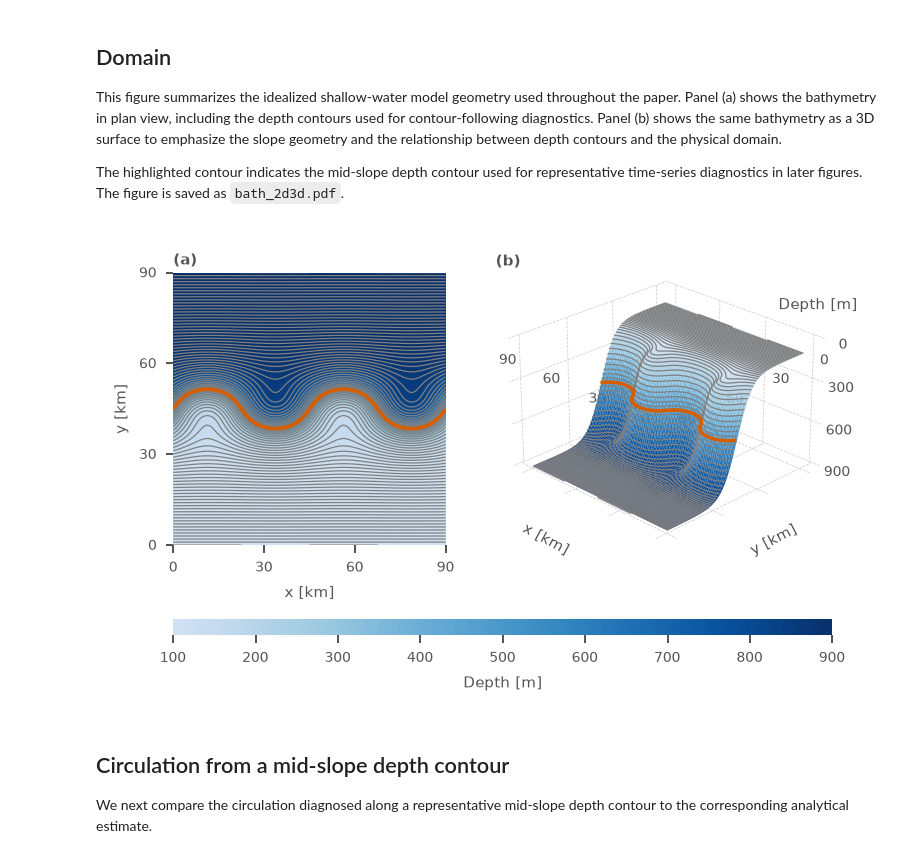
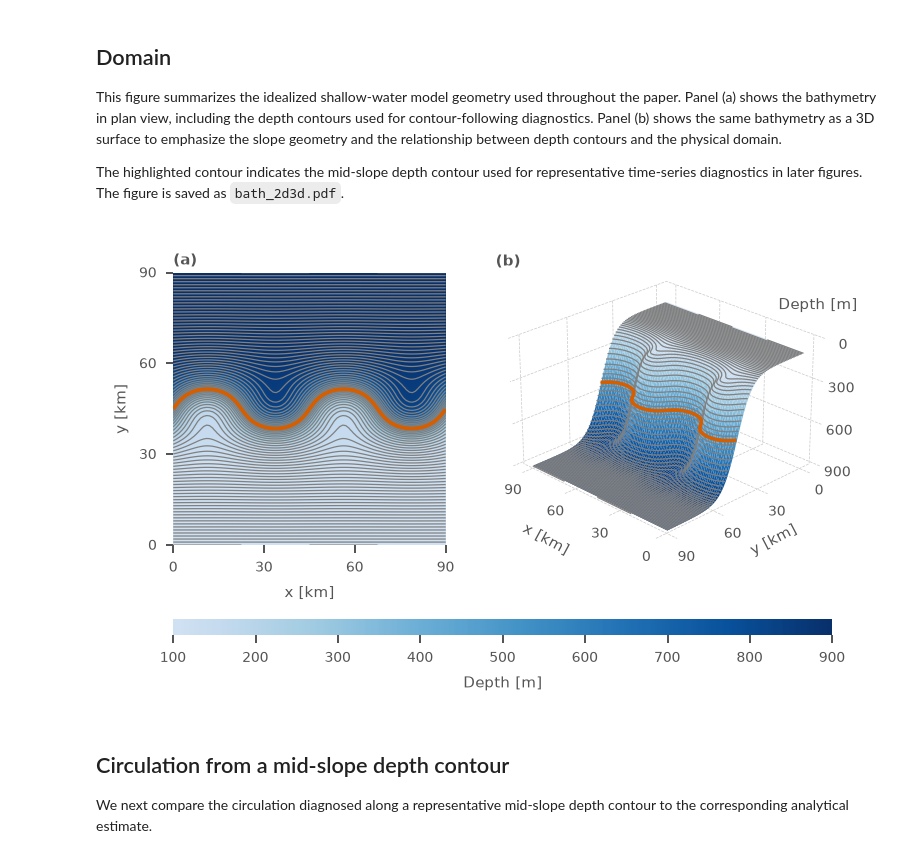
Before and after one commit to alpsjur/temporal-topo-flow, a Jupyter notebook: notebooks/make_figures.ipynb, the cells around one changed output. Saved outputs shown, nothing was run; the diff lists cells and outputs as text; code cells hidden in the pictures.

```diff
--- a/notebooks/make_figures.ipynb
+++ b/notebooks/make_figures.ipynb
@@ -228,10 +228,12 @@ ax2d.set_xlabel("x [km]")
 ax2d.set_ylabel("y [km]")
 
 
+# --- 3D bathymetry panel (right) ---------------------------------------------
 surf = ax3d.plot_surface(
-    X, Y-0.5, h,
-    cmap=img.cmap,
-    norm=img.norm,
+    X, Y-0.5, -h,
+    cmap=palette["cmseq_rev"],
+    vmin = -900,
+    vmax = -100,
     rstride=1, cstride=1,
     linewidth=0,
     edgecolor='none',
@@ -240,38 +242,37 @@ surf = ax3d.plot_surface(
     alpha=1.0,
 )
 
+ax3d.contour(
+    X, Y, -h,
+    levels=-H_targets[::-1],
+    colors='gray',
+    linewidths=0.5,
+    linestyle='solid'
+)
+
+#
+dummy_colors = ["None"] * len(H_targets)
+dummy_colors[focus_j] = colorwheel[2]
 
 ax3d.contour(
-    X, Y, h,
-    levels=H_targets,
-    colors='gray',
-    linewidths=0.5,
-)
-
-ax3d.contour(
-    X, Y, h,
-    levels=H_targets[[focus_j, -1]],
-    colors=[colorwheel[2], 'none'],   # real line + invisible dummy line (need two lines, bug?)
-    linewidths=[1.5, 0]
+    X, Y, -h,
+    levels=-H_targets[::-1],
+    colors=dummy_colors,   # real line + invisible dummy lines (bug?)
+    linewidths=1.5,
+    linestyles='solid'
 )
 
 
 # Make depth increase downward
-ax3d.invert_zaxis()
+#ax3d.invert_zaxis()
 
-# Camera angle (tweak as you like)
+# Camera angle
 ax3d.view_init(elev=25, azim=135)
 
 # Axis labels
-ax3d.text3D(30, 150, 900, "x [km]", fontsize=6, zdir='x')
-ax3d.text3D(-40, 80, 900, "y [km]", fontsize=6, zdir='y')
+ax3d.text3D(30, 150, -900, "x [km]", fontsize=6, zdir='x')
+ax3d.text3D(-40, 80, -900, "y [km]", fontsize=6, zdir='y')
 ax3d.text2D(0.85, 0.8, "Depth [m]", fontsize=6, transform=ax3d.transAxes)
-
-
-# Reduce padding for x and y tick labels
-ax3d.tick_params(axis='x', pad=-4)
-ax3d.tick_params(axis='y', pad=-4)
-ax3d.tick_params(axis='z', pad=-4)
 
 
 # Make x and y equal, z 0.65 of that
@@ -285,37 +286,44 @@ for axis in [ax3d.xaxis, ax3d.yaxis, ax3d.zaxis]:
     axis._axinfo["grid"]["linewidth"] = 0.3
 
 # Set ticks
+ax3d.set_zticks([0,-300,-600,-900])
+ax3d.set_zticklabels([0,300,600,900])  # show positive values for depth
 ax3d.set_xticks([0,30,60,90])
 ax3d.set_yticks([0,30,60,90])
-ax3d.set_zticks([0,300,600,900])
+
+# Reduce padding for x and y tick labels
+ax3d.tick_params(axis='x', pad=-4)
+ax3d.tick_params(axis='y', pad=-4)
+ax3d.tick_params(axis='z', pad=-4)
+
 
 # --- Horizontal shared colorbar (own axis in the mosaic) --------------------
 cb = fig.colorbar(
     img,
     cax=cbar_ax,
     orientation="horizontal",
 )
 cb.outline.set_visible(False)
 cb.ax.set_xlabel("Depth [m]", fontsize=6)
 
 
 
 # remove spines
 for axis in (ax3d.xaxis, ax3d.yaxis, ax3d.zaxis):
     axis.line.set_visible(False)              # turn off main spine line
     axis._axinfo['tick']['inward_factor'] = 0
     axis._axinfo['tick']['outward_factor'] = 0
 
 
 # add labels (a) and (b)
 ax2d.text(0, 1.03, "(a)", transform=ax2d.transAxes,fontweight='bold')
 ax3d.text2D(0, 0.931,"(b)", transform=ax3d.transAxes, fontweight='bold')
 
 # --- Layout & export --------------------------------------------------------
 #fig.tight_layout()
 fig.savefig(figpath + "fig02.pdf")
 # %% [output]
-[figure, old version]
+[figure, new version]
 # %% [markdown]
 ## Circulation from a mid-slope depth contour
 
```
Also changed, not shown: parts of 6 cells of this notebook, 1 other file.
